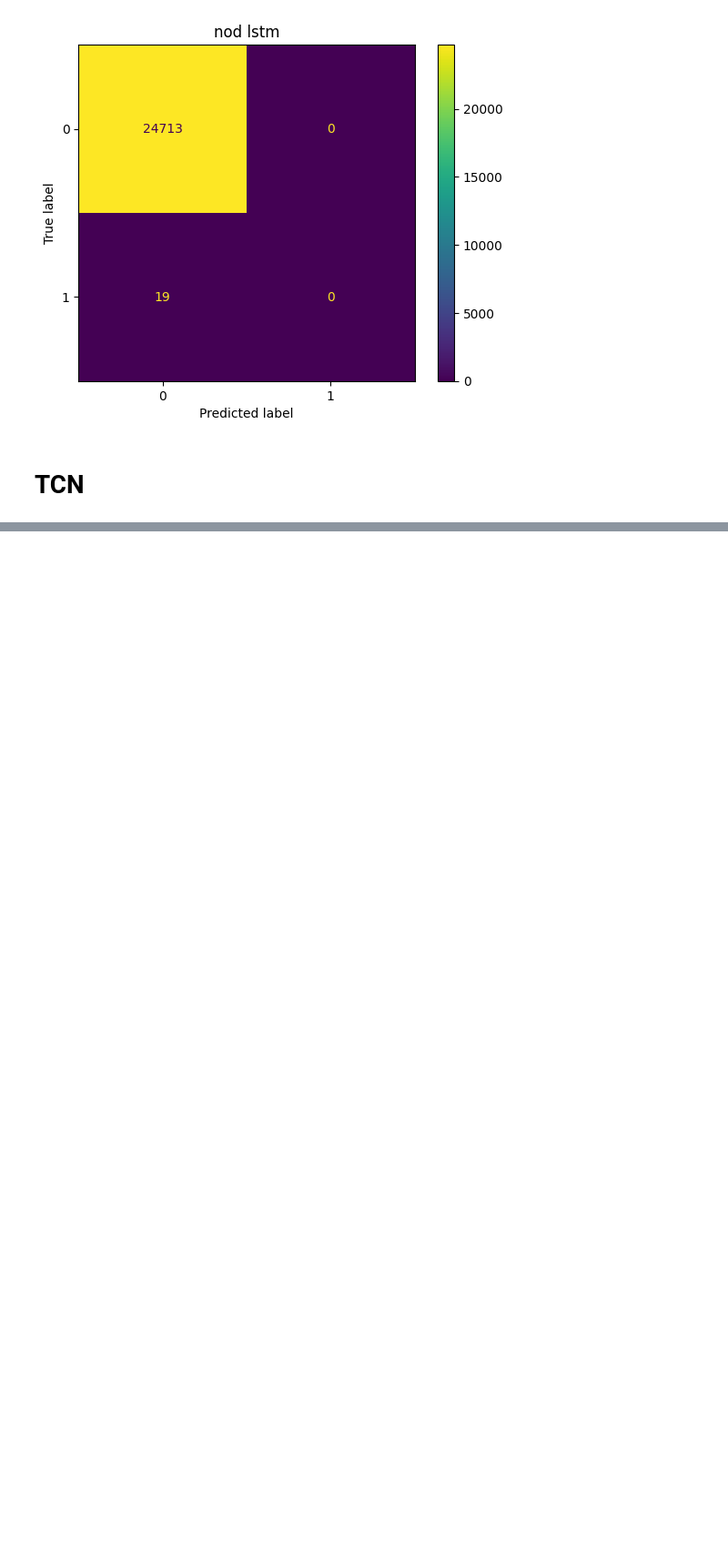
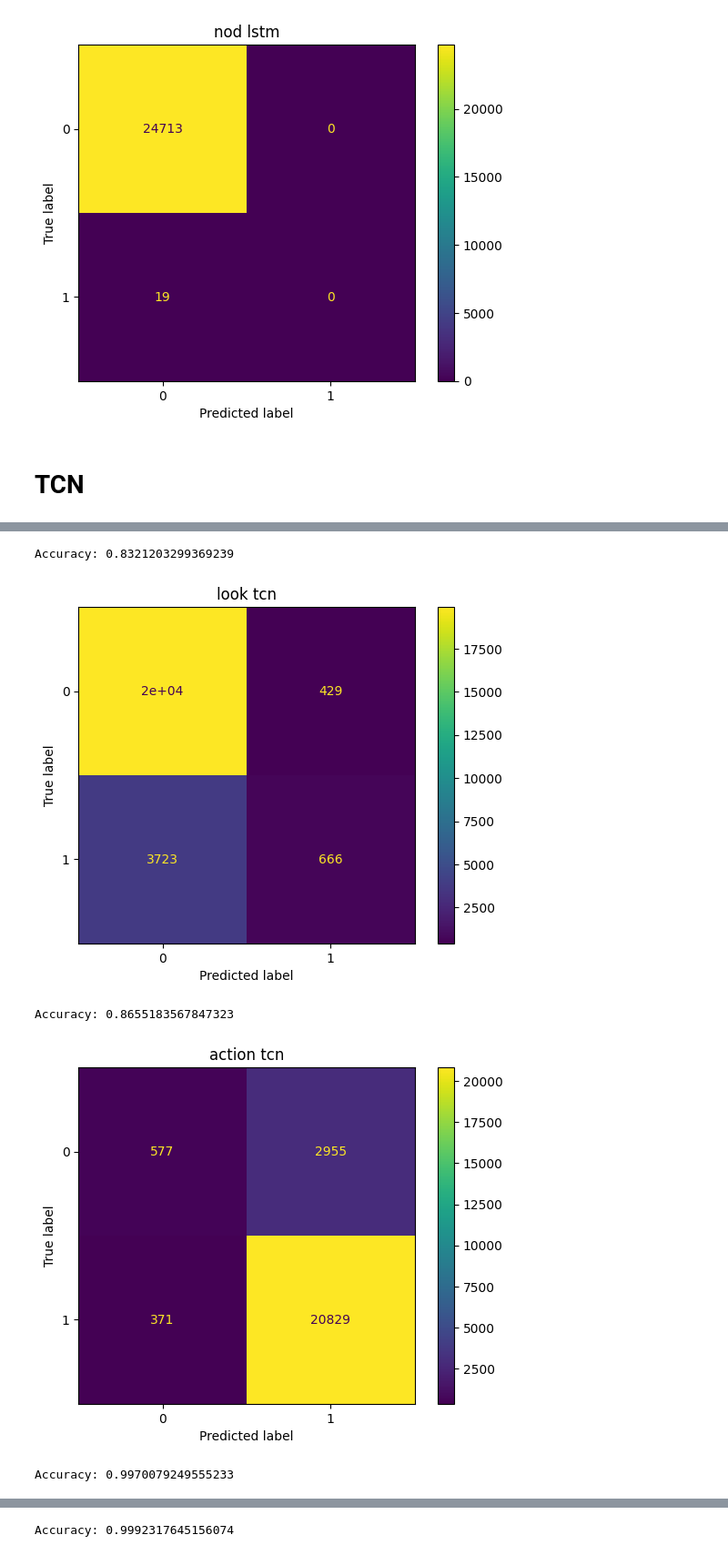
Before and after one commit to deniz997/pedestrian-pose-recognition, a Jupyter notebook: model/action_recognition/simple_classifiers.ipynb, the cells around one changed output, grey strips where cells are left out. Shown at 91% size. Saved outputs shown, nothing was run; the diff lists cells and outputs as text; code cells hidden in the pictures; blank space fills up the shorter version.

```diff
--- a/model/action_recognition/simple_classifiers.ipynb
+++ b/model/action_recognition/simple_classifiers.ipynb
@@ -391,10 +476,18 @@ KeyboardInterrupt:
 # %%
 i = 0
 for col in Y_train.columns:
-
-    cm = confusion_matrix((Y_test.to_numpy())[:, i], np.round(predictions[:, i]))
+    pred = [1 if x >= 0.5 else 0 for x in (predictions[:, i])]
+    test = (Y_test.to_numpy())[:, i]
+    print(f'Accuracy: {accuracy_score(test,pred)}')
+    cm = confusion_matrix(test, pred)
     disp = ConfusionMatrixDisplay(confusion_matrix=cm)
     disp.plot()
     plt.title(col + ' tcn')
     plt.show()
     i += 1
+# %% [output]
+Accuracy: 0.8321203299369239
+[figure, added]
+Accuracy: 0.8655183567847323
+[figure, added]
+Accuracy: 0.9970079249555233
@@ -400,0 +495 @@ for col in Y_train.columns:
+Accuracy: 0.9992317645156074
```
Also changed, not shown: parts of 16 cells of this notebook, 2 other files.
